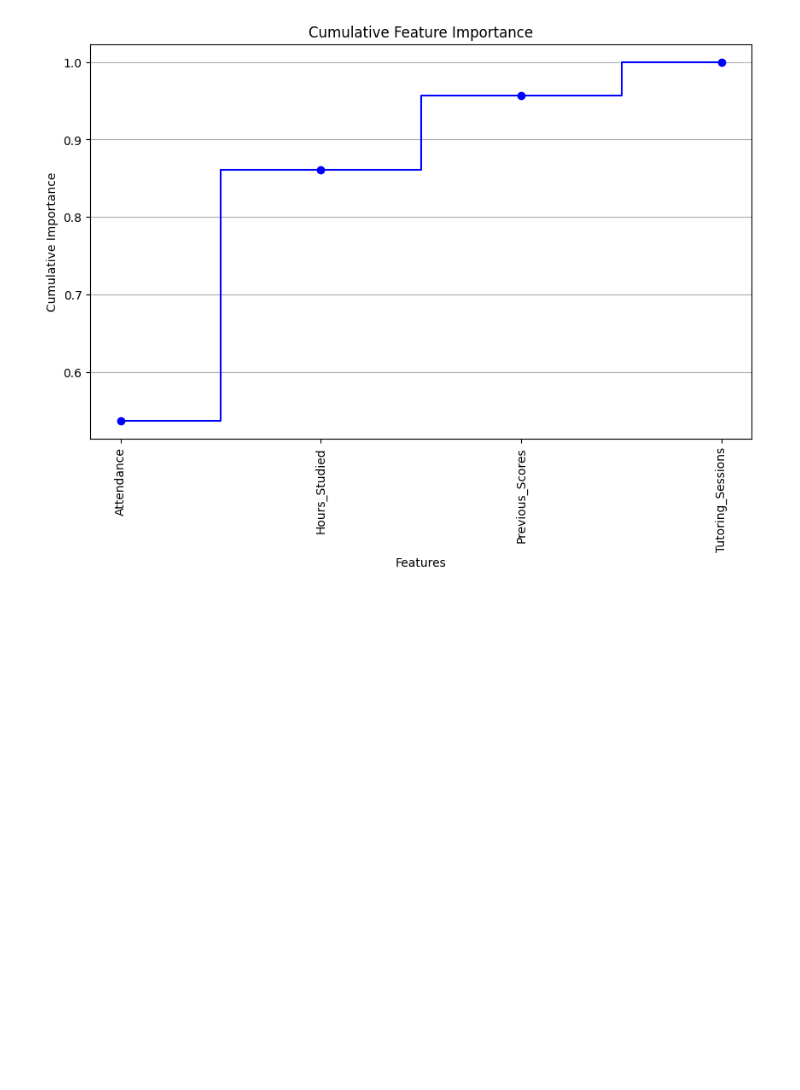
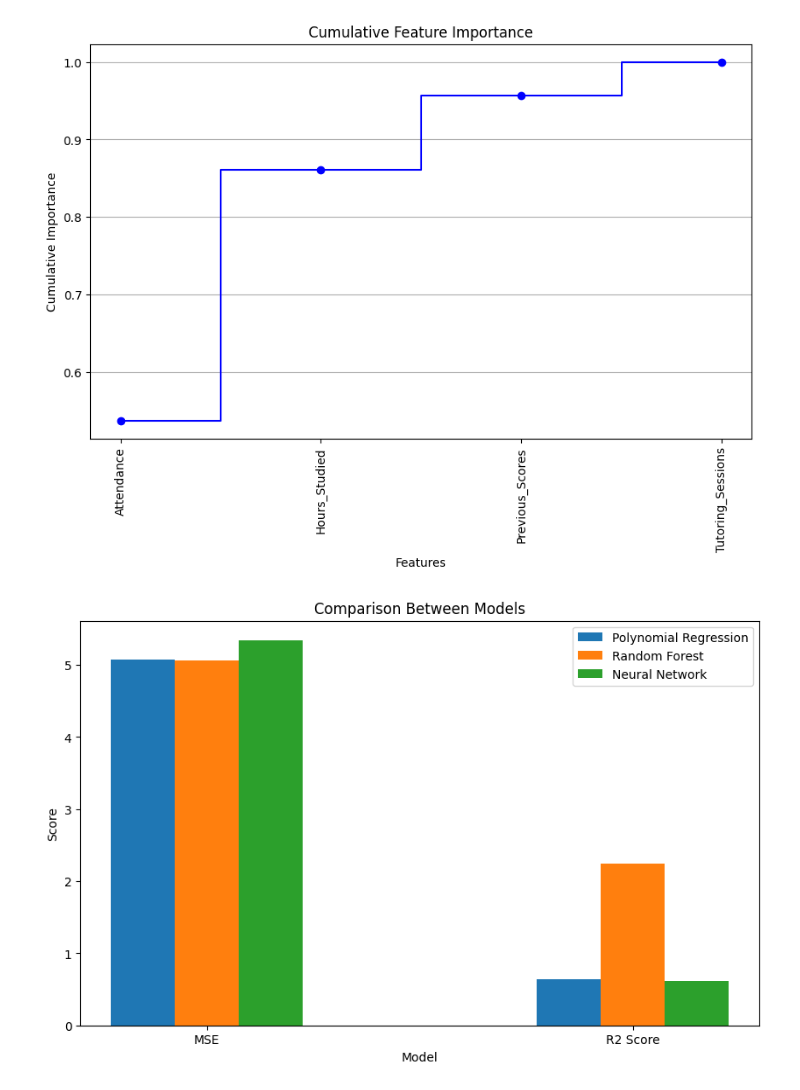
Before and after one commit to cc81972/Predict-a-score, a Jupyter notebook: modelcreation.ipynb, the cells around one changed output. Saved outputs shown, nothing was run; the diff lists cells and outputs as text; code cells hidden in the pictures; blank space fills up the shorter version.

Commit message:
add comparison plot

```diff
--- a/modelcreation.ipynb
+++ b/modelcreation.ipynb
@@ -237,3 +237,26 @@ plt.show()
 # saving model and scaler
 best_model.save('neuralnetwork')
 dump(scaler, 'scaler.pkl')
+# %%
+metrics = ['MSE', 'R2 Score']
+polynomial_regression = [5.069439258236874, 0.6413573918421556]
+neural_network = [5.061398983001709, 2.2497553162514605]
+random_forest = [5.344748464734049, 0.6218803635480334]
+
+
+bar_width = 0.15
+index = np.arange(len(metrics))
+
+plt.figure(figsize=(10, 6))
+plt.bar(index, polynomial_regression, width=bar_width, label='Polynomial Regression')
+plt.bar(index + bar_width, neural_network, width=bar_width, label='Random Forest')
+plt.bar(index + 2 * bar_width, random_forest, width=bar_width, label='Neural Network')
+
+plt.xticks(index + bar_width, metrics)
+plt.xlabel('Model')
+plt.ylabel('Score')
+plt.title('Comparison Between Models')
+plt.legend()
+plt.show()
+# %% [output]
+[figure, added]
```
